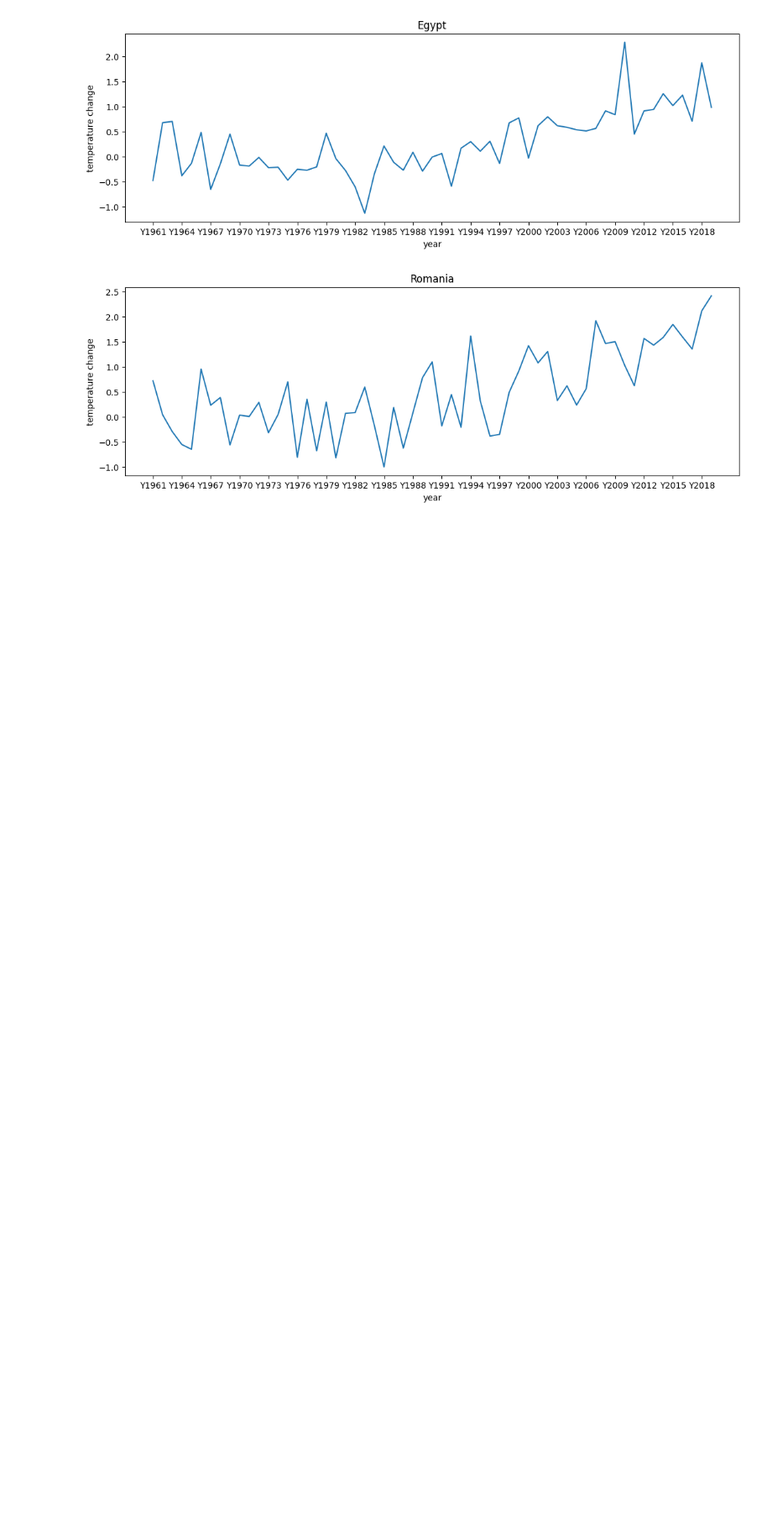
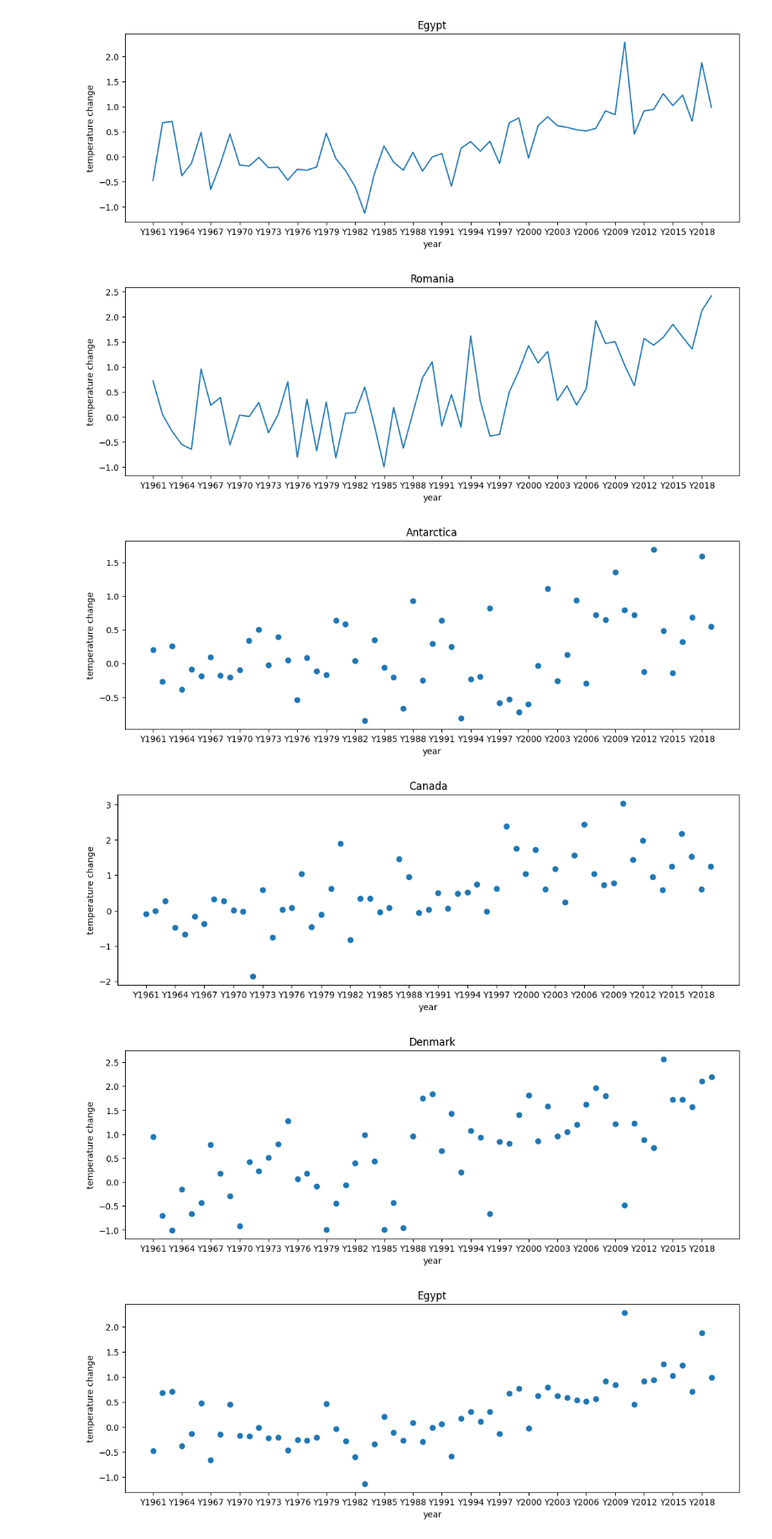
Before and after one commit to StefanButacu/Air_Trees_Water_Animals, a Jupyter notebook: notebooks/data_analysis.ipynb, the cells around one changed output. Shown at 84% size. Cells and saved outputs as stored; diff of their text form; code cells hidden in the pictures; blank space fills up the shorter version.

Commit message:
finished data analysis

```diff
--- a/notebooks/data_analysis.ipynb
+++ b/notebooks/data_analysis.ipynb
@@ -75,3 +75,18 @@ for country in countries:
 [figure]
 [figure]
 [figure]
+# %%
+for country in countries:
+    plt.figure(figsize=[13,4])
+    df = data_frame.loc[((data_frame.Area == country) & (data_frame.Element == 'Temperature change'))]
+    year_mean_temp_change = df[year_columns].mean()
+    plt.scatter(year_columns, year_mean_temp_change)
+    plt.xlabel('year')
+    plt.ylabel('temperature change')
+    plt.xticks(year_columns[::3])
+    plt.title(country)
+# %% [output]
+[figure, added]
+[figure, added]
+[figure, added]
+[figure, added]
```
Also changed, not shown: parts of 2 cells of this notebook.
